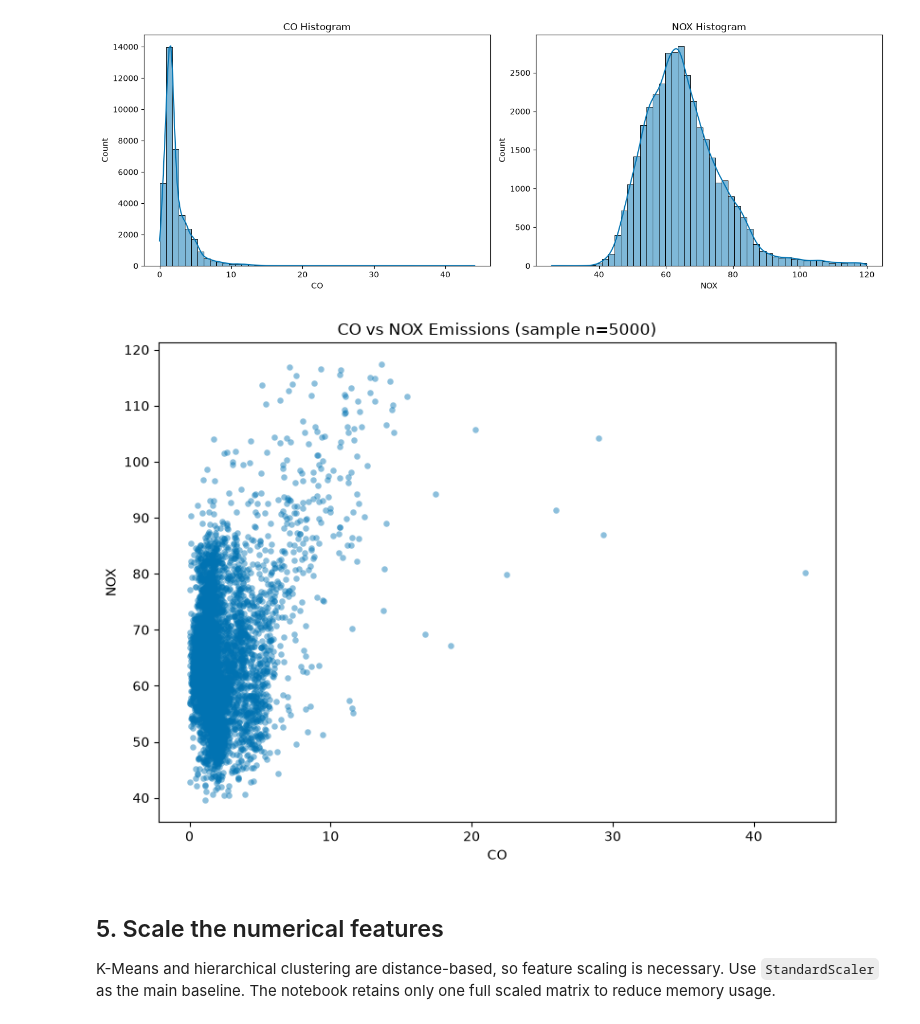
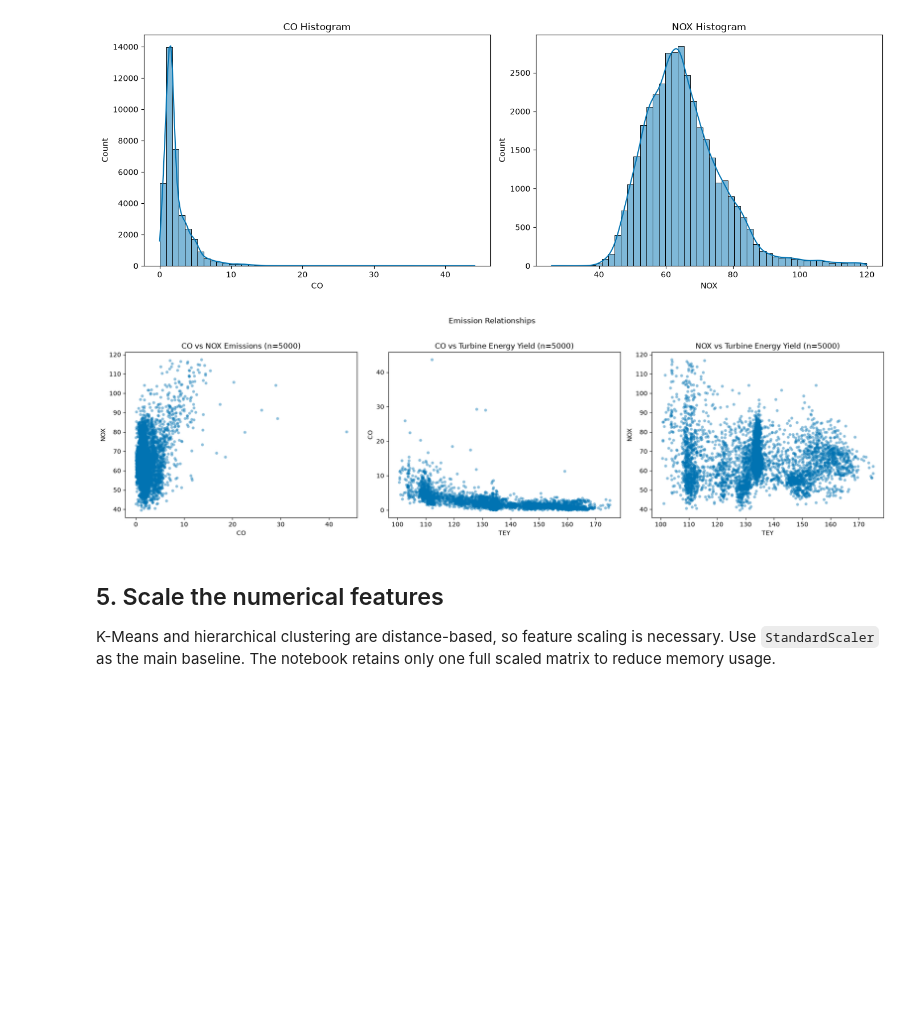
Before and after one commit to hemnath-28/ML-Evaulation-, a Jupyter notebook: notebooks/clustering.ipynb, the cells around one changed output. Drawn from its saved outputs; the diff is of its cells as text; code cells hidden in the pictures; blank space fills up the shorter version.

Commit message:
Added scatter plot

```diff
--- a/notebooks/clustering.ipynb
+++ b/notebooks/clustering.ipynb
@@ -246,19 +246,33 @@ plt.show()
 # %% [output]
 [figure]
 # %%
-# Use the same reproducible subset for the emission scatterplots.
-SCATTER_SAMPLE_SIZE = min(5000, len(df))
+# Use the same reproducible subset for all three emission scatterplots.
+SCATTER_SAMPLE_SIZE = min(5_000, len(df))
 scatter_positions = np.sort(
-    np.random.RandomState(RANDOM_STATE).choice(len(df), size=SCATTER_SAMPLE_SIZE, replace=False)
+    np.random.RandomState(RANDOM_STATE).choice(
+        len(df), size=SCATTER_SAMPLE_SIZE, replace=False
+    )
 )
-plt.figure(figsize=(8, 6))
-sns.scatterplot(data=df.iloc[scatter_positions], x="CO", y="NOX",
-                alpha=0.45, s=22, linewidth=0)
-plt.title(f"CO vs NOX Emissions (sample n={SCATTER_SAMPLE_SIZE})")
+scatter_sample = df.iloc[scatter_positions]
+
+scatter_pairs = [
+    ("CO", "NOX", "CO vs NOX Emissions"),
+    ("TEY", "CO", "CO vs Turbine Energy Yield"),
+    ("TEY", "NOX", "NOX vs Turbine Energy Yield"),
+]
+fig, axes = plt.subplots(1, 3, figsize=(18, 5))
+for ax, (x_col, y_col, title) in zip(axes, scatter_pairs):
+    sns.scatterplot(
+        data=scatter_sample, x=x_col, y=y_col,
+        alpha=0.45, s=22, linewidth=0, ax=ax
+    )
+    ax.set_title(f"{title} (n={SCATTER_SAMPLE_SIZE})")
+
+fig.suptitle("Emission Relationships", y=1.02)
 plt.tight_layout()
 plt.show()
 # %% [output]
-[figure, old version]
+[figure, new version]
 # %% [markdown]
 ## 5. Scale the numerical features
 
```
